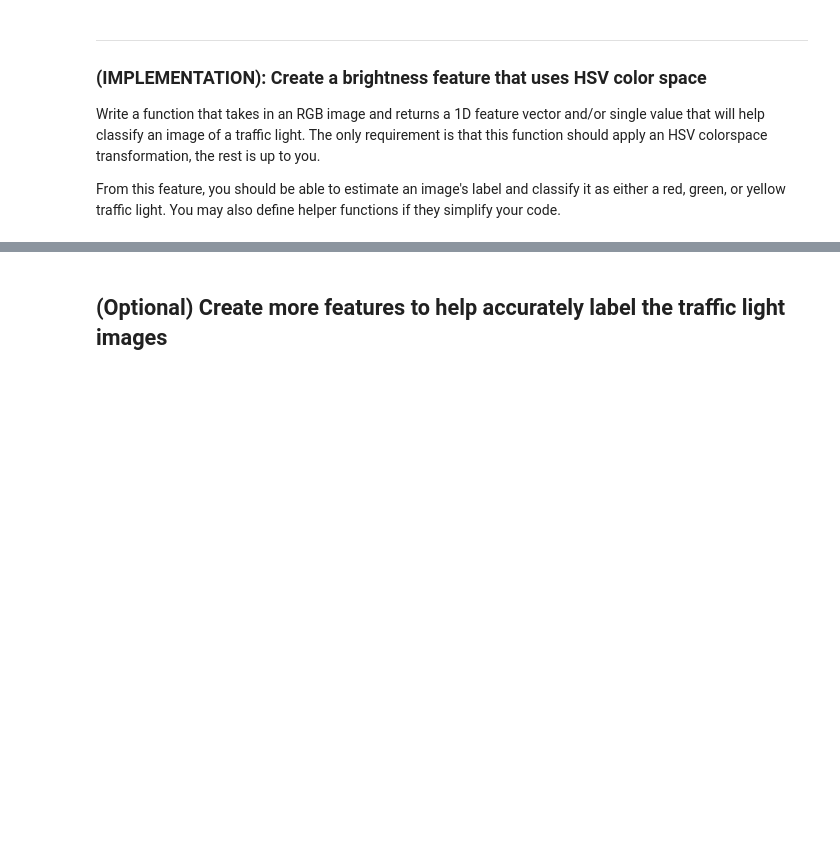
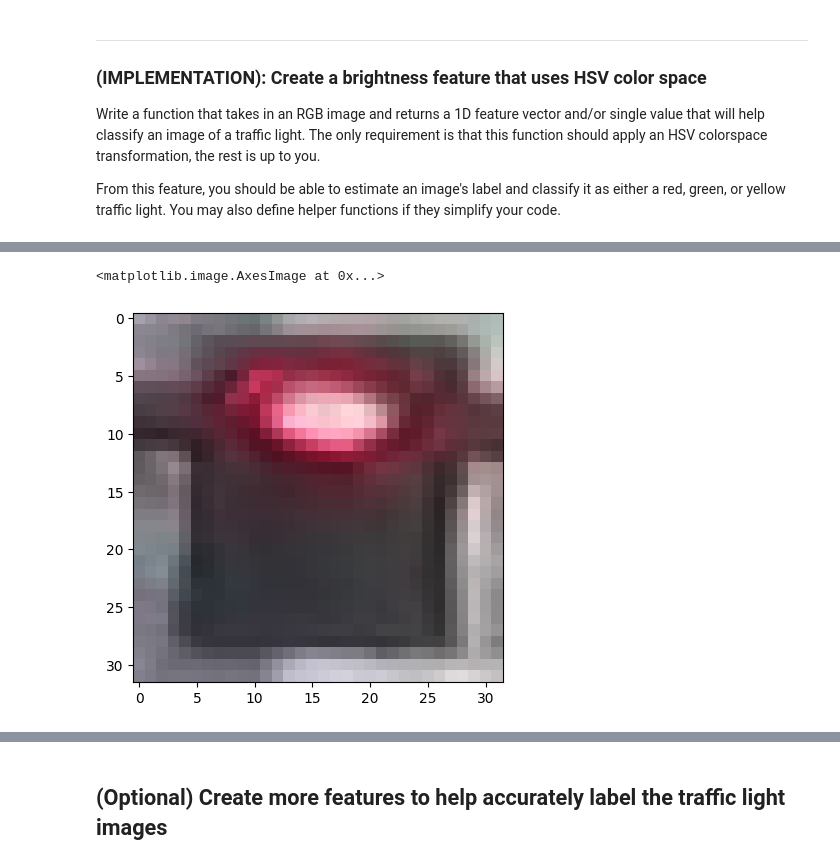
Before and after one commit to kenta1105/code, a Jupyter notebook: インターン/Traffic_Light_Classifier (1).ipynb, the cells around one changed output, grey strips where cells are left out. Cells and saved outputs as stored; diff of their text form; code cells hidden in the pictures; blank space fills up the shorter version.

```diff
--- a/インターン/Traffic_Light_Classifier (1).ipynb
+++ b/インターン/Traffic_Light_Classifier (1).ipynb
@@ -335,0 +336,15 @@ plt.show()
+# %%
+# ガンマ変換用の数値準備
+gamma     = 0.5                              # γ値を指定
+img2gamma = np.zeros((256,1),dtype=np.uint8)  # ガンマ変換初期値
+
+# 公式適用
+for i in range(256):
+    img2gamma[i][0] = 255 * (float(i)/255) ** (1.0 /gamma)
+# %%
+# 読込画像をガンマ変換
+gamma_img = cv2.LUT(test_im,img2gamma)
+plt.imshow(gamma_img)
+# %% [output]
+<matplotlib.image.AxesImage at 0x...>
+[figure, added]
```
Also changed, not shown: parts of 19 cells of this notebook, 6 other files.
